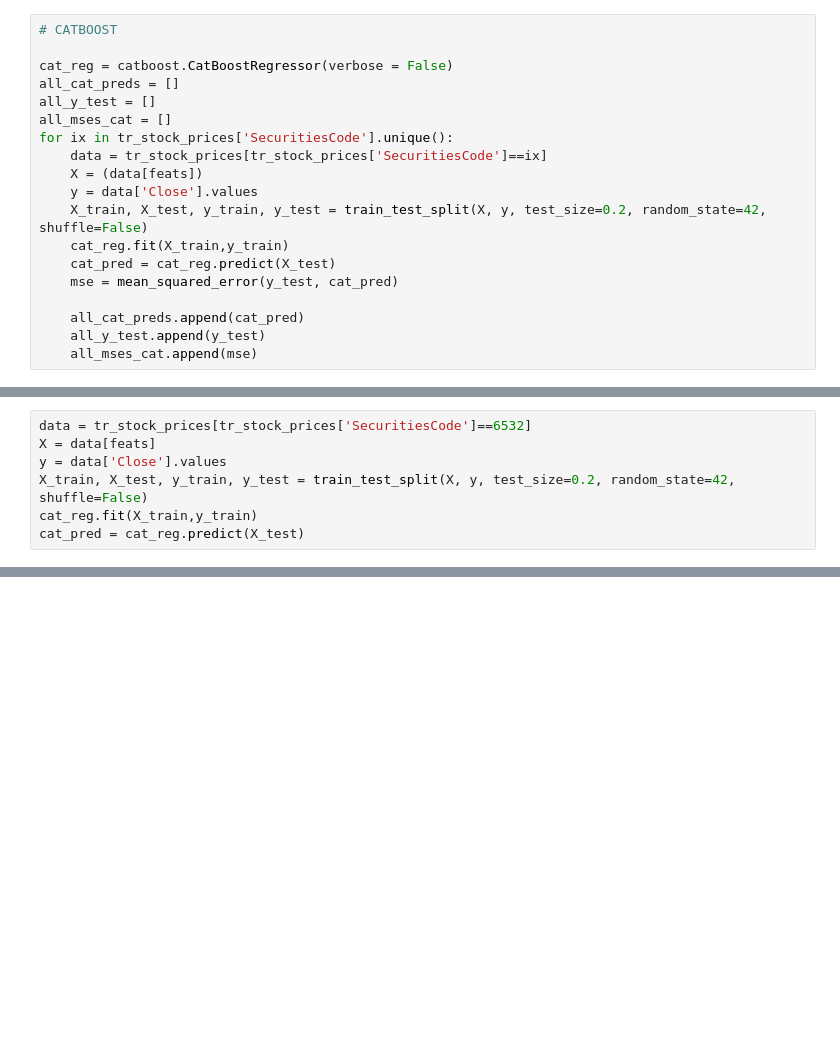
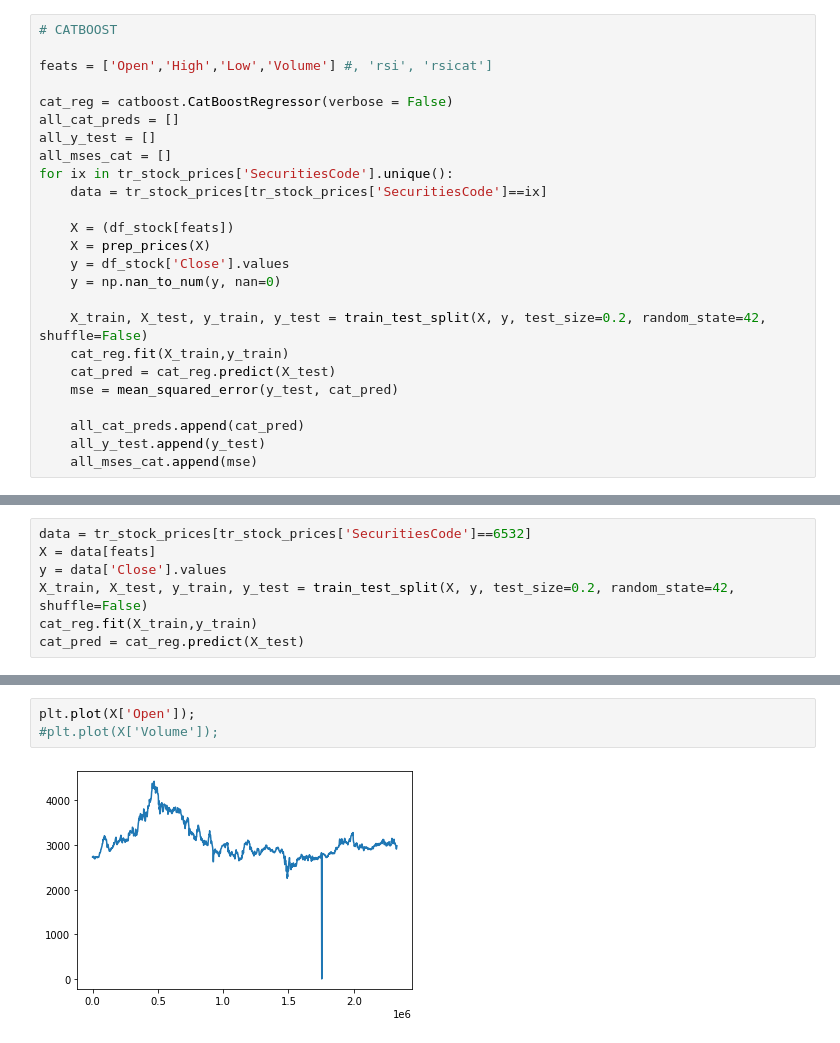
Before and after one commit to danmerus/JPX, a Jupyter notebook: boost.ipynb, the cells around one changed output, grey strips where cells are left out. Saved outputs shown, nothing was run; the diff lists cells and outputs as text; blank space fills up the shorter version.

```diff
--- a/boost.ipynb
+++ b/boost.ipynb
@@ -162,6 +163,8 @@ mean_squared_error(all_y_test, all_lr_preds) # micro-average mse
 1507.9864235382295
 # %%
 # CATBOOST
+
+feats = ['Open','High','Low','Volume'] #, 'rsi', 'rsicat']
 
 cat_reg = catboost.CatBoostRegressor(verbose = False)
 all_cat_preds = []
@@ -169,8 +172,12 @@ all_y_test = []
 all_mses_cat = []
 for ix in tr_stock_prices['SecuritiesCode'].unique():
     data = tr_stock_prices[tr_stock_prices['SecuritiesCode']==ix]
-    X = (data[feats])
-    y = data['Close'].values
+
+    X = (df_stock[feats])
+    X = prep_prices(X)
+    y = df_stock['Close'].values
+    y = np.nan_to_num(y, nan=0)
+
     X_train, X_test, y_train, y_test = train_test_split(X, y, test_size=0.2, random_state=42, shuffle=False)
     cat_reg.fit(X_train,y_train)
     cat_pred = cat_reg.predict(X_test)
@@ -209,0 +255,5 @@ plt.plot(cat_pred)
+# %%
+plt.plot(X['Open']);
+#plt.plot(X['Volume']);
+# %% [output]
+[figure, added]
```
Also changed, not shown: parts of 20 cells of this notebook.
